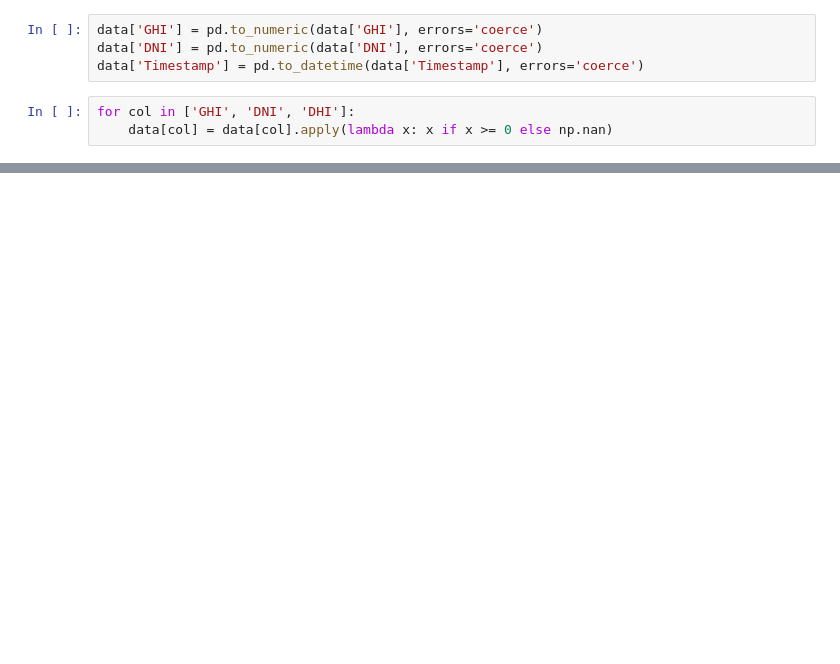
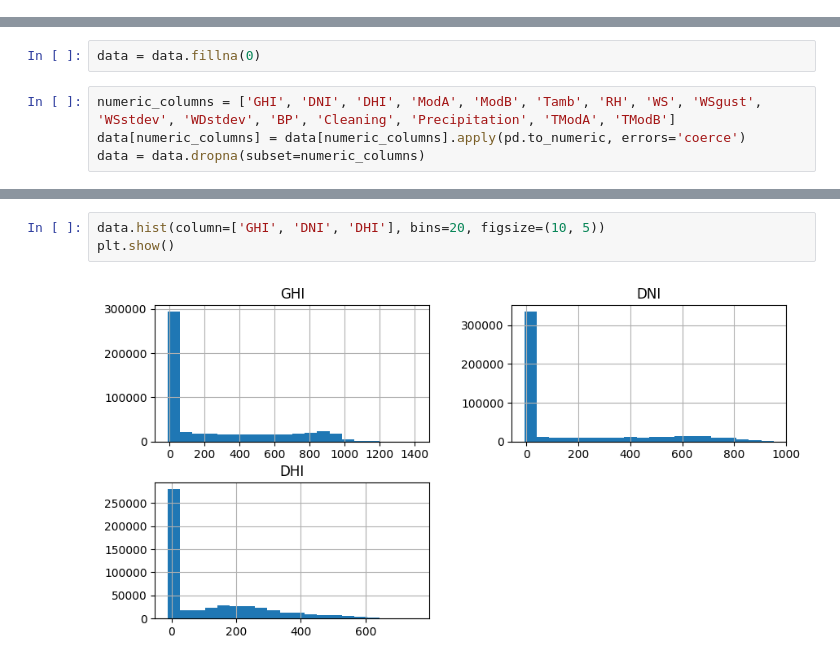
Before and after one commit to obig20/10Academy, a Jupyter notebook: notebooks/ass/ass.ipynb, the cells around one changed output, grey strips where cells are left out. Drawn from its saved outputs; the diff is of its cells as text; blank space fills up the shorter version.

```diff
--- a/notebooks/ass/ass.ipynb
+++ b/notebooks/ass/ass.ipynb
@@ -129,7 +37,0 @@ Index: []
-# %%
-data['GHI'] = pd.to_numeric(data['GHI'], errors='coerce')
-data['DNI'] = pd.to_numeric(data['DNI'], errors='coerce')
-data['Timestamp'] = pd.to_datetime(data['Timestamp'], errors='coerce')
-# %%
-for col in ['GHI', 'DNI', 'DHI']:
-    data[col] = data[col].apply(lambda x: x if x >= 0 else np.nan)
@@ -167,0 +38,6 @@ plt.show()
+# %%
+data = data.fillna(0)
+# %%
+numeric_columns = ['GHI', 'DNI', 'DHI', 'ModA', 'ModB', 'Tamb', 'RH', 'WS', 'WSgust', 'WSstdev', 'WDstdev', 'BP', 'Cleaning', 'Precipitation', 'TModA', 'TModB']
+data[numeric_columns] = data[numeric_columns].apply(pd.to_numeric, errors='coerce')
+data = data.dropna(subset=numeric_columns)
@@ -167,0 +65,5 @@ plt.show()
+# %%
+data.hist(column=['GHI', 'DNI', 'DHI'], bins=20, figsize=(10, 5))
+plt.show()
+# %% [output]
+[figure, added]
```
Also changed, not shown: parts of 16 cells of this notebook, 1 other file.
